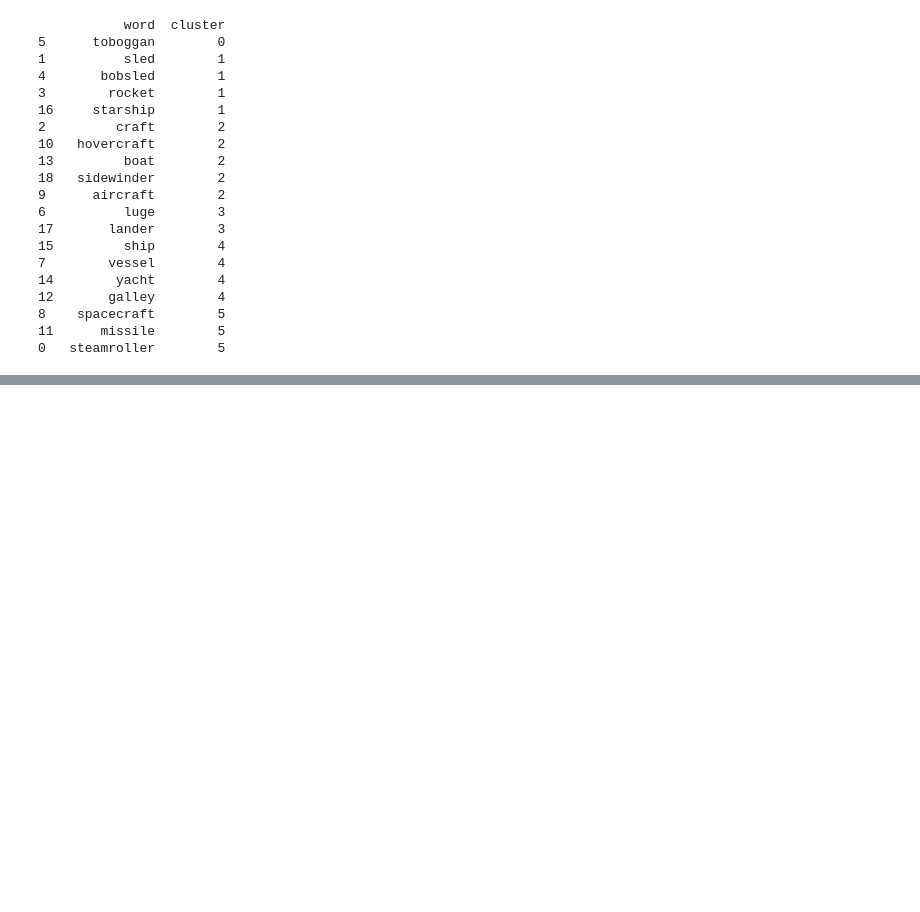
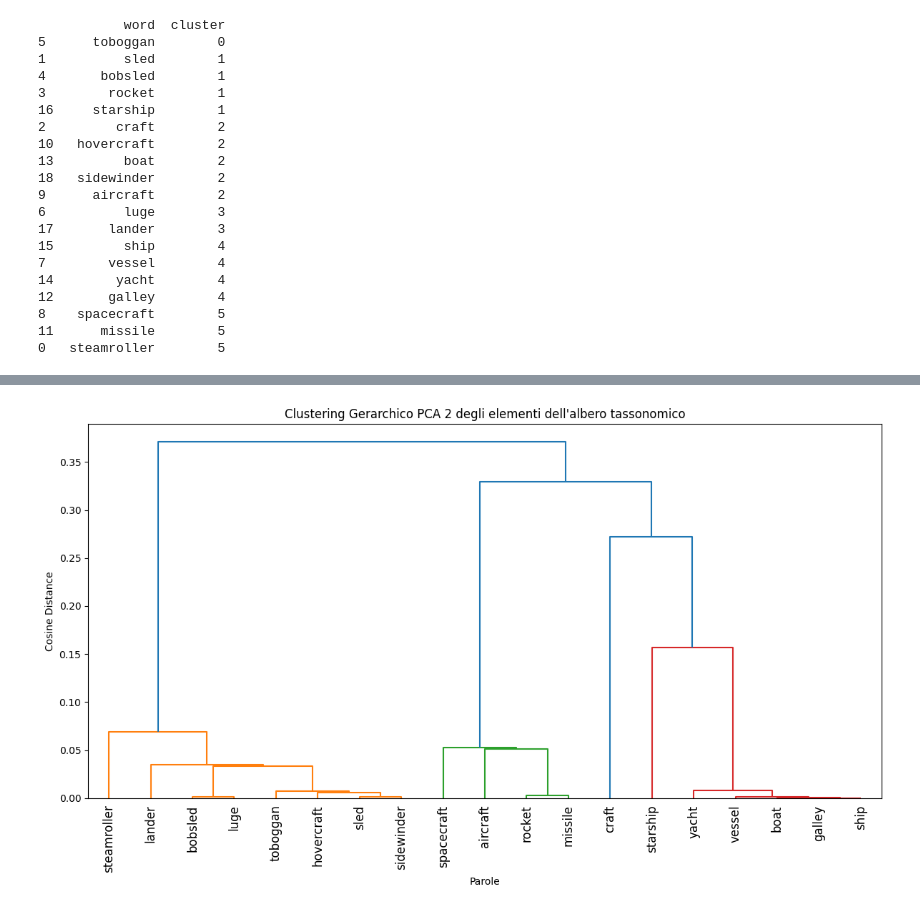
Before and after one commit to MarcoBuonanno/Tesi_2025-26-La-Geometria-degli-Embedding-di-un-LLm, a Jupyter notebook: Esercizio_4/Es4_tesi_suES2.ipynb, the cells around one changed output, grey strips where cells are left out. Drawn from its saved outputs; the diff is of its cells as text; code cells hidden in the pictures; blank space fills up the shorter version.

```diff
--- a/Esercizio_4/Es4_tesi_suES2.ipynb
+++ b/Esercizio_4/Es4_tesi_suES2.ipynb
@@ -936,0 +1062,24 @@ Cluster 5:
+# %%
+#dendrogramma PCA 2
+#serve per la costruzione del dendogramma di "single"
+Z_finale_2 = linkage(
+        distance_vector_2,
+        method = "single"
+    )
+# %%
+plt.figure(figsize=(12, 7))
+
+dendrogram(
+    Z_finale_2,
+    labels=cosine_matrix_19_10.index.tolist(),
+    leaf_rotation=90 #per visualizzare meglio il dendogramma
+)
+
+plt.xlabel("Parole")
+plt.ylabel("Cosine Distance")
+plt.title("Clustering Gerarchico PCA 2 degli elementi dell'albero tassonomico")
+
+plt.tight_layout()
+plt.show()
+# %% [output]
+[figure, added]
```
Also changed, not shown: parts of 9 cells of this notebook.
